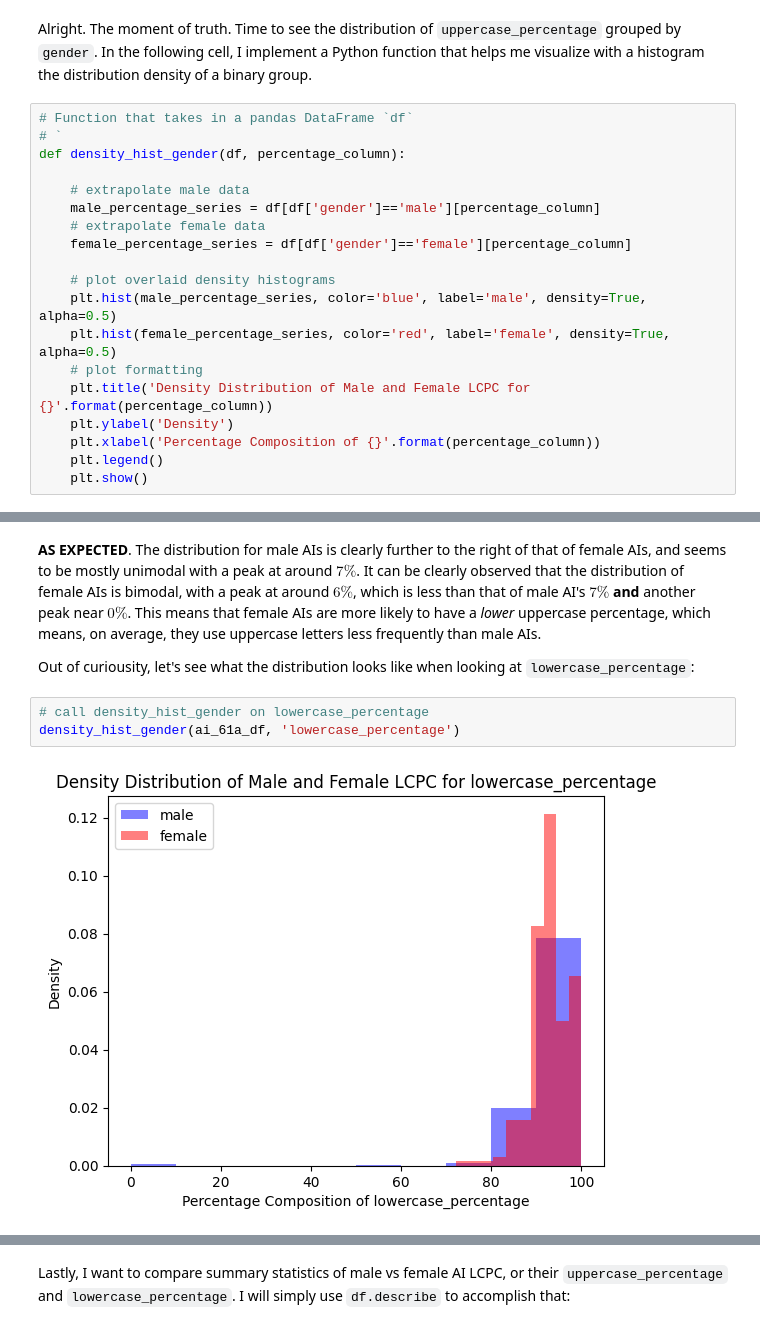
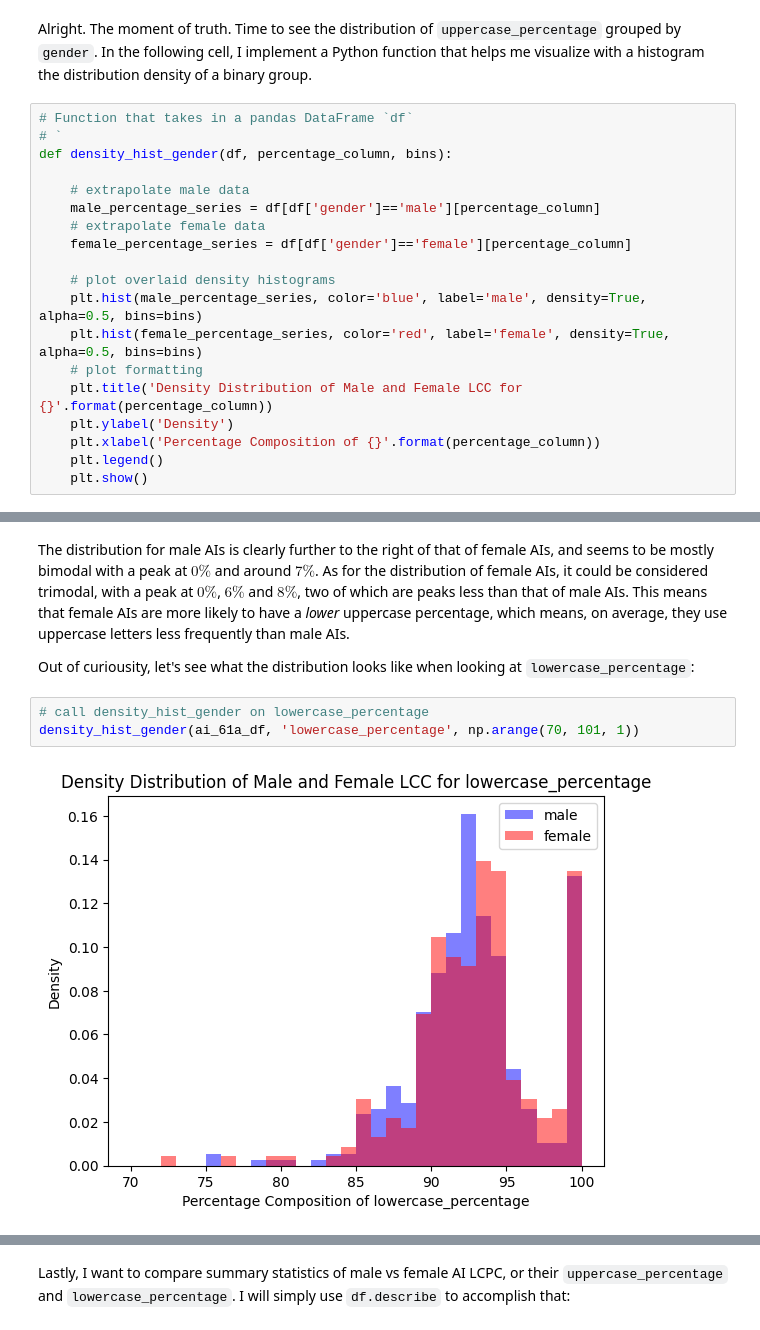
Before and after one commit to dnhuang/gender-proper-case-usage, a Jupyter notebook: analysis.ipynb, the cells around one changed output, grey strips where cells are left out. Cells and saved outputs as stored; diff of their text form.

Commit message:
Add visualizations, edit analysis

```diff
--- a/analysis.ipynb
+++ b/analysis.ipynb
@@ -529,7 +566,7 @@ Alright. The moment of truth. Time to see the distribution of `uppercase_percent
 # %%
 # Function that takes in a pandas DataFrame `df`
 # `
-def density_hist_gender(df, percentage_column):
+def density_hist_gender(df, percentage_column, bins):
 
     # extrapolate male data
     male_percentage_series = df[df['gender']=='male'][percentage_column]
@@ -537,10 +574,10 @@ def density_hist_gender(df, percentage_column):
     female_percentage_series = df[df['gender']=='female'][percentage_column]
 
     # plot overlaid density histograms
-    plt.hist(male_percentage_series, color='blue', label='male', density=True, alpha=0.5)
-    plt.hist(female_percentage_series, color='red', label='female', density=True, alpha=0.5)
+    plt.hist(male_percentage_series, color='blue', label='male', density=True, alpha=0.5, bins=bins)
+    plt.hist(female_percentage_series, color='red', label='female', density=True, alpha=0.5, bins=bins)
     # plot formatting
-    plt.title('Density Distribution of Male and Female LCPC for {}'.format(percentage_column))
+    plt.title('Density Distribution of Male and Female LCC for {}'.format(percentage_column))
     plt.ylabel('Density')
     plt.xlabel('Percentage Composition of {}'.format(percentage_column))
     plt.legend()
@@ -553,9 +590,9 @@ density_hist_gender(ai_61a_df, 'uppercase_percentage')
 # %% [markdown]
-**AS EXPECTED**. The distribution for male AIs is clearly further to the right of that of female AIs, and seems to be mostly unimodal with a peak at around $7\%$. It can be clearly observed that the distribution of female AIs is bimodal, with a peak at around $6\%$, which is less than that of male AI's $7\%$ **and** another peak near $0\%$. This means that female AIs are more likely to have a *lower* uppercase percentage, which means, on average, they use uppercase letters less frequently than male AIs.
+The distribution for male AIs is clearly further to the right of that of female AIs, and seems to be mostly bimodal with a peak at $0\%$ and around $7\%$. As for the distribution of female AIs, it could be considered trimodal, with a peak at $0\%$, $6\%$ and $8\%$, two of which are peaks less than that of male AIs. This means that female AIs are more likely to have a *lower* uppercase percentage, which means, on average, they use uppercase letters less frequently than male AIs.
 
 Out of curiousity, let's see what the distribution looks like when looking at `lowercase_percentage`:
 # %%
 # call density_hist_gender on lowercase_percentage
-density_hist_gender(ai_61a_df, 'lowercase_percentage')
+density_hist_gender(ai_61a_df, 'lowercase_percentage', np.arange(70, 101, 1))
 # %% [output]
-[figure, old version]
+[figure, new version]
```
Also changed, not shown: parts of 17 cells of this notebook.
